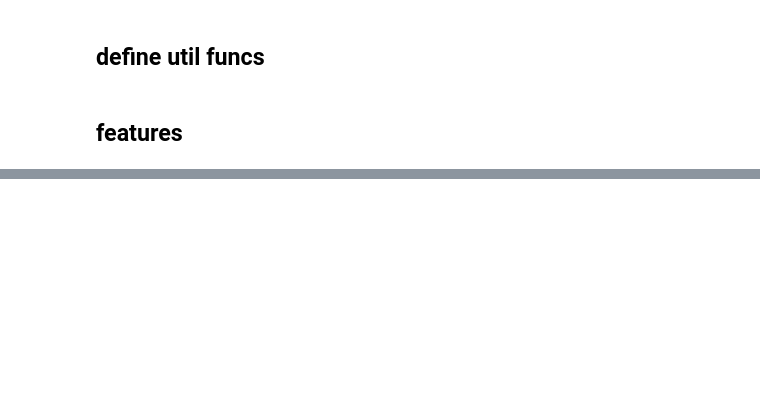
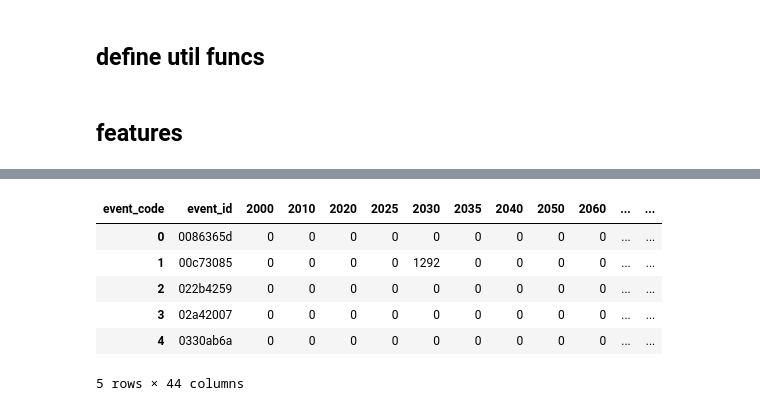
Before and after one commit to guchio3/kaggle-dsb-2019, a Jupyter notebook: notebooks/e000_eda.ipynb, the cells around one changed output, grey strips where cells are left out. Cells and saved outputs as stored; diff of their text form; code cells hidden in the pictures; blank space fills up the shorter version.

```diff
--- a/notebooks/e000_eda.ipynb
+++ b/notebooks/e000_eda.ipynb
@@ -82,0 +189,10 @@ class featureGenerator():
+# %%
+df.head()
+# %% [output]
+| event_code | event_id | 2000 | 2010 | 2020 | 2025 | 2030 | 2035 | 2040 | 2050 | 2060 | ... | ... |
+| 0 | 0086365d | 0 | 0 | 0 | 0 | 0 | 0 | 0 | 0 | 0 | ... | ... |
+| 1 | 00c73085 | 0 | 0 | 0 | 0 | 1292 | 0 | 0 | 0 | 0 | ... | ... |
+| 2 | 022b4259 | 0 | 0 | 0 | 0 | 0 | 0 | 0 | 0 | 0 | ... | ... |
+| 3 | 02a42007 | 0 | 0 | 0 | 0 | 0 | 0 | 0 | 0 | 0 | ... | ... |
+| 4 | 0330ab6a | 0 | 0 | 0 | 0 | 0 | 0 | 0 | 0 | 0 | ... | ... |
+5 rows × 44 columns
```
Also changed, not shown: parts of 14 cells of this notebook, 6 other files.
